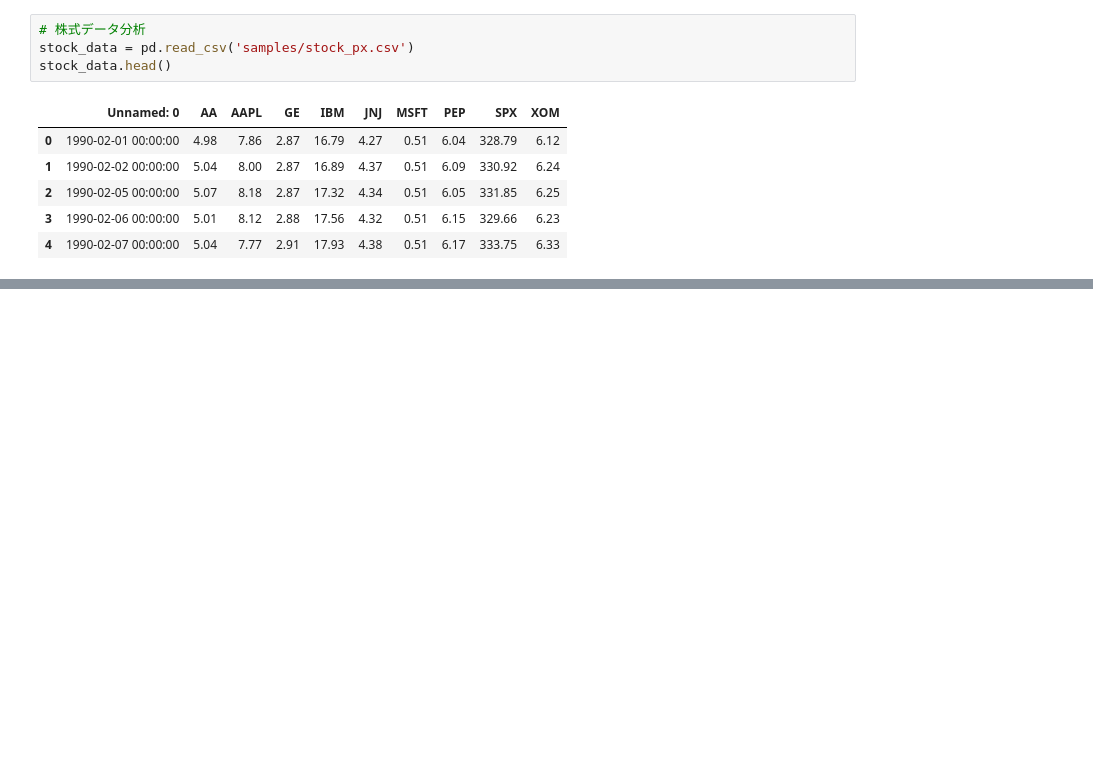
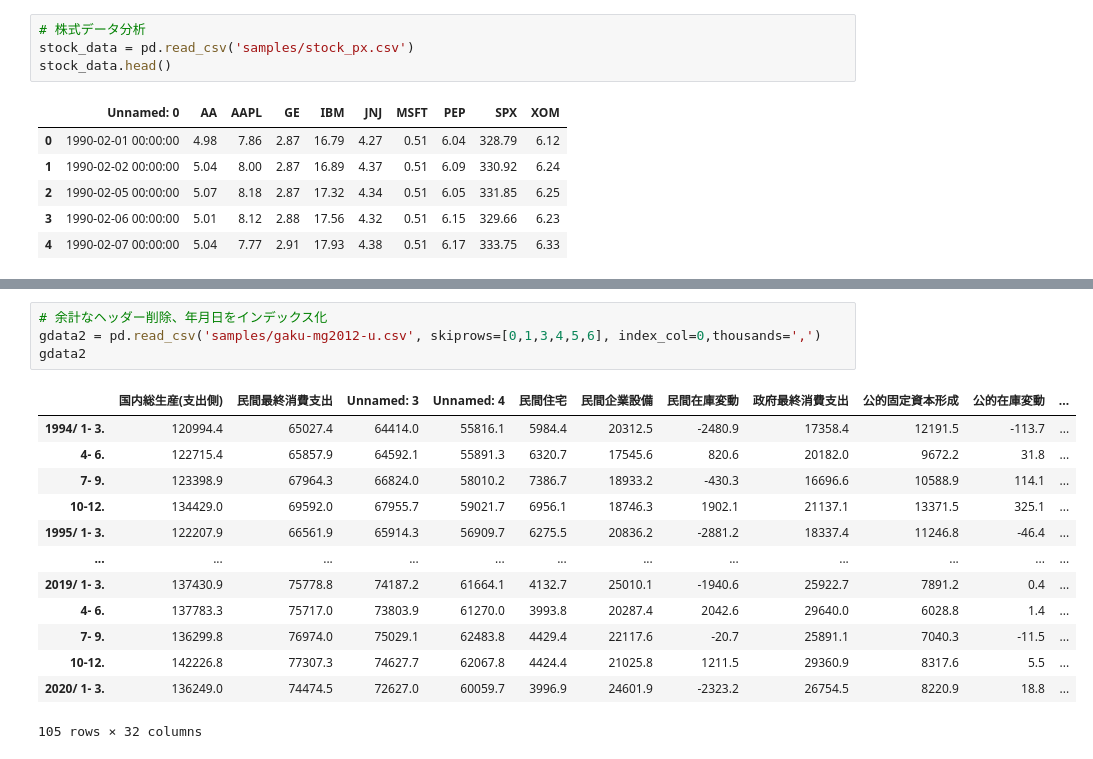
Before and after one commit to ghoso/python_data_analysis_nb, a Jupyter notebook: analysis-project.ipynb, the cells around one changed output, grey strips where cells are left out. Saved outputs shown, nothing was run; the diff lists cells and outputs as text; blank space fills up the shorter version.

```diff
--- a/analysis-project.ipynb
+++ b/analysis-project.ipynb
@@ -78,0 +136,18 @@ stock_data.head()
+# %%
+# 余計なヘッダー削除、年月日をインデックス化
+gdata2 = pd.read_csv('samples/gaku-mg2012-u.csv', skiprows=[0,1,3,4,5,6], index_col=0,thousands=',')
+gdata2
+# %% [output]
+|  | 国内総生産(支出側) | 民間最終消費支出 | Unnamed: 3 | Unnamed: 4 | 民間住宅 | 民間企業設備 | 民間在庫変動 | 政府最終消費支出 | 公的固定資本形成 | 公的在庫変動 | ... |
+| 1994/ 1- 3. | 120994.4 | 65027.4 | 64414.0 | 55816.1 | 5984.4 | 20312.5 | -2480.9 | 17358.4 | 12191.5 | -113.7 | ... |
+| 4- 6. | 122715.4 | 65857.9 | 64592.1 | 55891.3 | 6320.7 | 17545.6 | 820.6 | 20182.0 | 9672.2 | 31.8 | ... |
+| 7- 9. | 123398.9 | 67964.3 | 66824.0 | 58010.2 | 7386.7 | 18933.2 | -430.3 | 16696.6 | 10588.9 | 114.1 | ... |
+| 10-12. | 134429.0 | 69592.0 | 67955.7 | 59021.7 | 6956.1 | 18746.3 | 1902.1 | 21137.1 | 13371.5 | 325.1 | ... |
+| 1995/ 1- 3. | 122207.9 | 66561.9 | 65914.3 | 56909.7 | 6275.5 | 20836.2 | -2881.2 | 18337.4 | 11246.8 | -46.4 | ... |
+| ... | ... | ... | ... | ... | ... | ... | ... | ... | ... | ... | ... |
+| 2019/ 1- 3. | 137430.9 | 75778.8 | 74187.2 | 61664.1 | 4132.7 | 25010.1 | -1940.6 | 25922.7 | 7891.2 | 0.4 | ... |
+| 4- 6. | 137783.3 | 75717.0 | 73803.9 | 61270.0 | 3993.8 | 20287.4 | 2042.6 | 29640.0 | 6028.8 | 1.4 | ... |
+| 7- 9. | 136299.8 | 76974.0 | 75029.1 | 62483.8 | 4429.4 | 22117.6 | -20.7 | 25891.1 | 7040.3 | -11.5 | ... |
+| 10-12. | 142226.8 | 77307.3 | 74627.7 | 62067.8 | 4424.4 | 21025.8 | 1211.5 | 29360.9 | 8317.6 | 5.5 | ... |
+| 2020/ 1- 3. | 136249.0 | 74474.5 | 72627.0 | 60059.7 | 3996.9 | 24601.9 | -2323.2 | 26754.5 | 8220.9 | 18.8 | ... |
+105 rows × 32 columns
```
Also changed, not shown: parts of 10 cells of this notebook, 2 other files.
